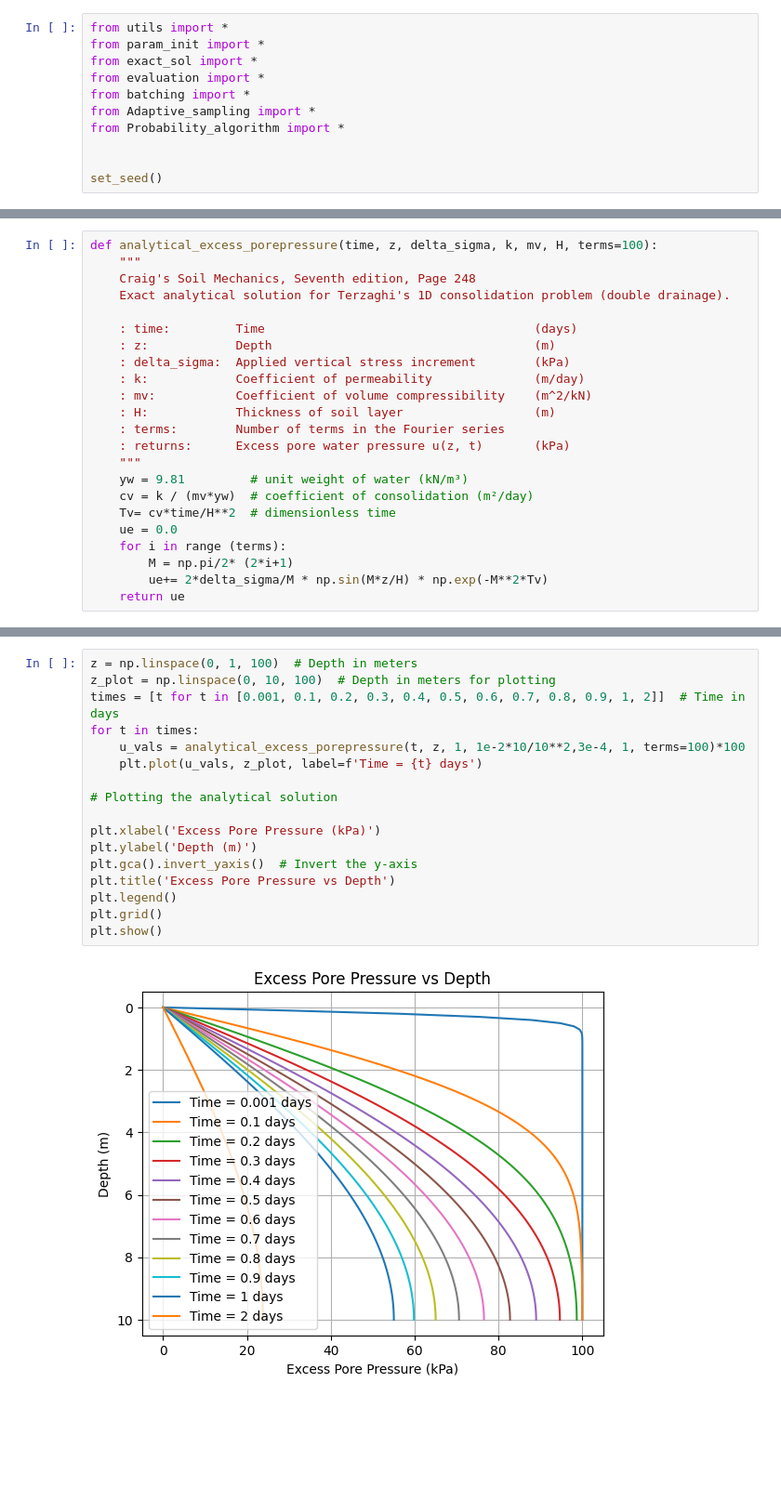
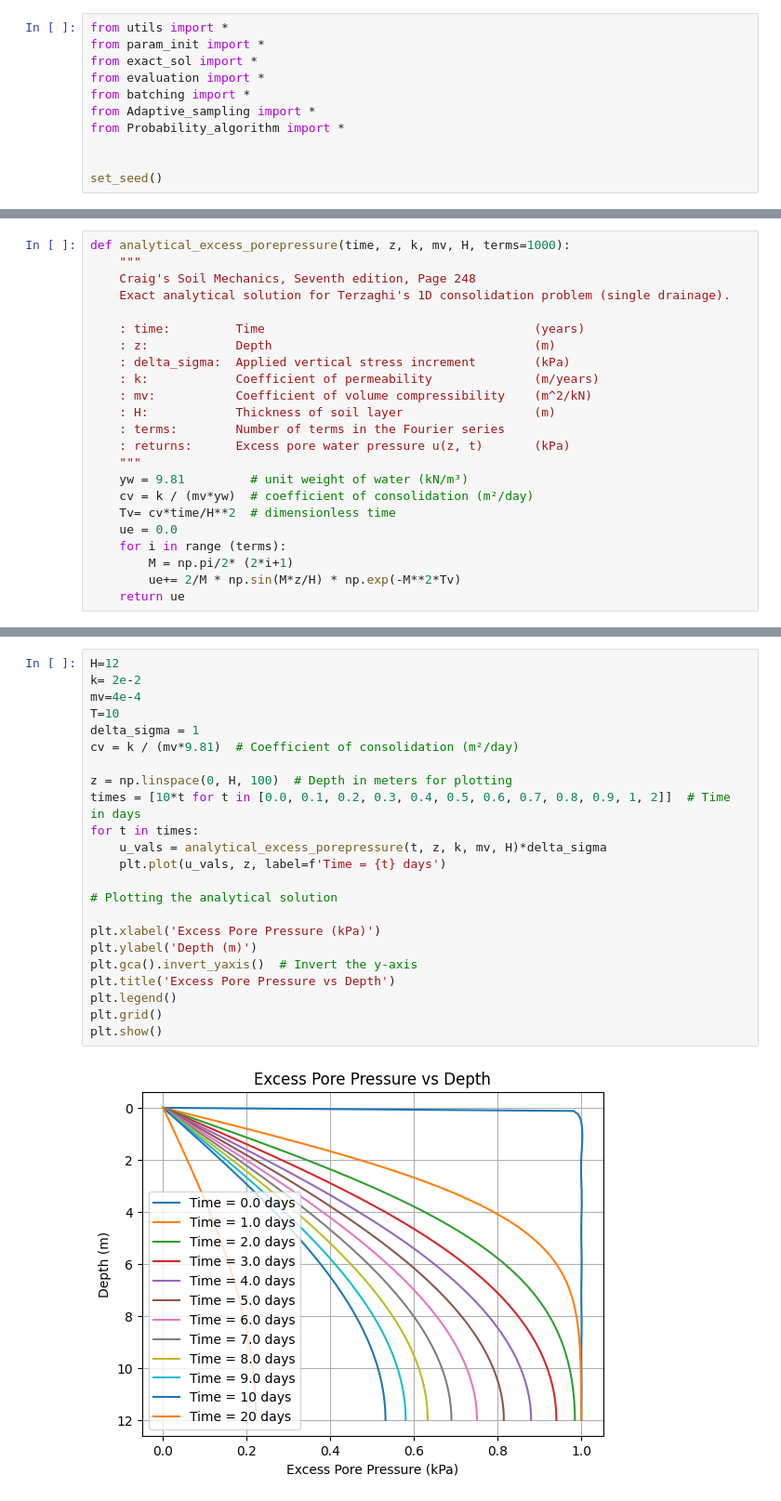
Before and after one commit to jolu2111/Master_thesis, a Jupyter notebook: Code/00_main_terzhagi.ipynb, the cells around one changed output, grey strips where cells are left out. Shown: that part at 93% size. Drawn from its saved outputs; the diff is of its cells as text; blank space fills up the shorter version.

Commit message:
some more work on terzaghi

```diff
--- a/Code/00_main_terzhagi.ipynb
+++ b/Code/00_main_terzhagi.ipynb
@@ -22,13 +20,13 @@ set_seed()
 # %%
-def analytical_excess_porepressure(time, z, delta_sigma, k, mv, H, terms=100):
+def analytical_excess_porepressure(time, z, k, mv, H, terms=1000):
     """
     Craig's Soil Mechanics, Seventh edition, Page 248
-    Exact analytical solution for Terzaghi's 1D consolidation problem (double drainage).
+    Exact analytical solution for Terzaghi's 1D consolidation problem (single drainage).
 
-    : time:         Time                                     (days)
+    : time:         Time                                     (years)
     : z:            Depth                                    (m)
     : delta_sigma:  Applied vertical stress increment        (kPa)
-    : k:            Coefficient of permeability              (m/day)
+    : k:            Coefficient of permeability              (m/years)
     : mv:           Coefficient of volume compressibility    (m^2/kN)
     : H:            Thickness of soil layer                  (m)
     : terms:        Number of terms in the Fourier series
@@ -40,5 +38,5 @@ def analytical_excess_porepressure(time, z, delta_sigma, k, mv, H, terms=100):
     ue = 0.0
     for i in range (terms):
         M = np.pi/2* (2*i+1)
-        ue+= 2*delta_sigma/M * np.sin(M*z/H) * np.exp(-M**2*Tv)
+        ue+= 2/M * np.sin(M*z/H) * np.exp(-M**2*Tv)
     return ue
@@ -49,19 +43,25 @@ def analytical_excess_porepressure(time, z, delta_sigma, k, mv, H, terms=100):
 # %%
-z = np.linspace(0, 1, 100)  # Depth in meters
-z_plot = np.linspace(0, 10, 100)  # Depth in meters for plotting
-times = [t for t in [0.001, 0.1, 0.2, 0.3, 0.4, 0.5, 0.6, 0.7, 0.8, 0.9, 1, 2]]  # Time in days
+H=12
+k= 2e-2
+mv=4e-4
+T=10
+delta_sigma = 1
+cv = k / (mv*9.81)  # Coefficient of consolidation (m²/day)
+
+z = np.linspace(0, H, 100)  # Depth in meters for plotting
+times = [10*t for t in [0.0, 0.1, 0.2, 0.3, 0.4, 0.5, 0.6, 0.7, 0.8, 0.9, 1, 2]]  # Time in days
 for t in times:
-    u_vals = analytical_excess_porepressure(t, z, 1, 1e-2*10/10**2,3e-4, 1, terms=100)*100
-    plt.plot(u_vals, z_plot, label=f'Time = {t} days')
+    u_vals = analytical_excess_porepressure(t, z, k, mv, H)*delta_sigma
+    plt.plot(u_vals, z, label=f'Time = {t} days')
 
 # Plotting the analytical solution
 
 plt.xlabel('Excess Pore Pressure (kPa)')
 plt.ylabel('Depth (m)')
 plt.gca().invert_yaxis()  # Invert the y-axis
 plt.title('Excess Pore Pressure vs Depth')
 plt.legend()
 plt.grid()
 plt.show()
 # %% [output]
-[figure, old version]
+[figure, new version]
```
Also changed, not shown: parts of 24 cells of this notebook, 4 other files.
